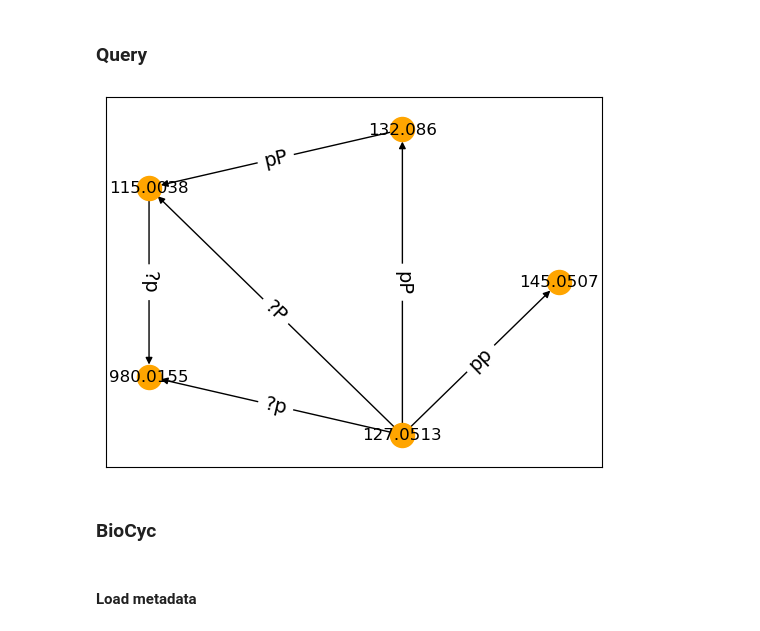
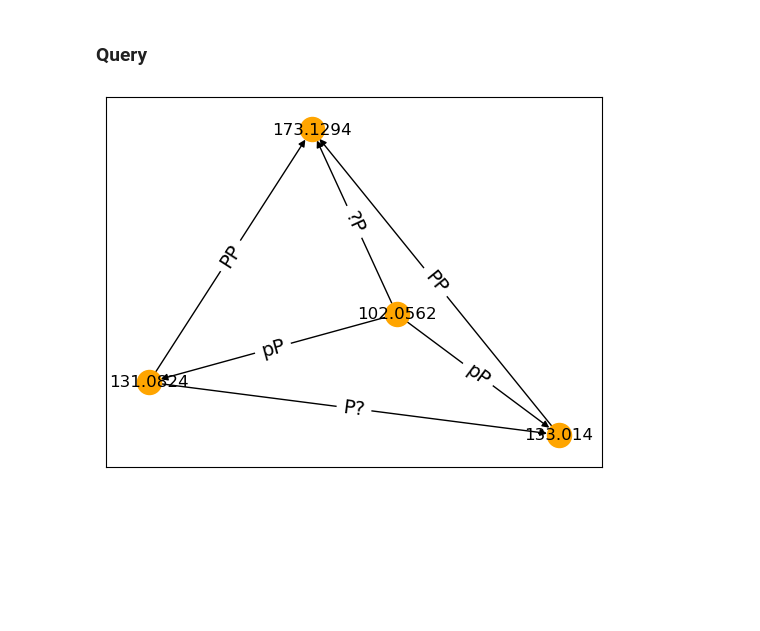
Before and after one commit to win7/GNN_Unsupervised, a Jupyter notebook: change_detection.ipynb, the cells around one changed output. Saved outputs shown, nothing was run; the diff lists cells and outputs as text; code cells hidden in the pictures; blank space fills up the shorter version.

```diff
--- a/change_detection.ipynb
+++ b/change_detection.ipynb
@@ -24,9 +24,9 @@ print("Exp:\t\t", exp)
 methods = ["vgae", "vgae"]
 print("Methods:\t", methods)
 
-groups = ["WT", "pck1^",]
+groups = ["WT", "zwf1^"] # WT, zwf1^, "pck1^
 print("Groups:\t\t", groups)
 
-options = ["", ""]
+options = ["dyn", "dyn"]
 print("Options:\t", options)
 # %% [output]
@@ -95,5 +95,5 @@ df_change
 # %%
 df_change = nx.to_pandas_edgelist(R)
-df_change = df_change[["source", "target" "weight1", "weight2", "change"]]
+df_change = df_change[["source", "target", "weight1", "weight2", "change"]]
 df_change
 # %% [output]
@@ -131,18 +198,15 @@ df_change[(df_change["weight1"].notnull()) & (df_change["weight2"].notnull())].i
 H = nx.from_pandas_edgelist(df_change, "source", "target", edge_attr=["change"], create_using=nx.DiGraph())
 # H.edges(data=True)
 # %%
-HF = H.subgraph(["127.0513", "132.086", "145.0507", "980.0155", "132.086", "115.0038"])
+# HF = H.subgraph(["127.0513", "132.086", "145.0507", "980.0155", "132.086", "115.0038"])
+HF = H.subgraph(["102.0562", "131.0824", "133.014", "173.1294"])
 edge_labels = nx.get_edge_attributes(HF, "change")
 
-pos = pos=nx.circular_layout(HF)
+pos = pos=nx.spring_layout(HF)
 nx.draw_networkx(HF, pos, font_color="black", font_size=12, node_color="orange")
 nx.draw_networkx_edge_labels(H, pos, edge_labels, font_size=14)
 
 # plt.title("{}: {} --> {}".format(method, group1[0], group2[0]))
 plt.show()
 # %% [output]
-[figure, old version]
+[figure, new version]
-# %% [markdown]
-### BioCyc
-# %% [markdown]
-#### Load metadata
```
Also changed, not shown: parts of 17 cells of this notebook, 20 other files.
